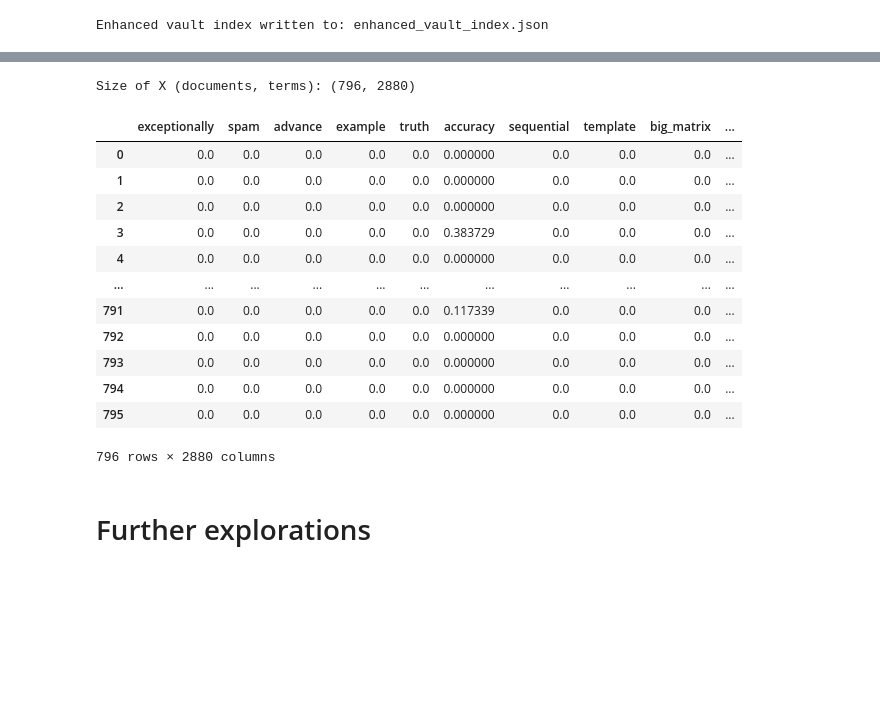
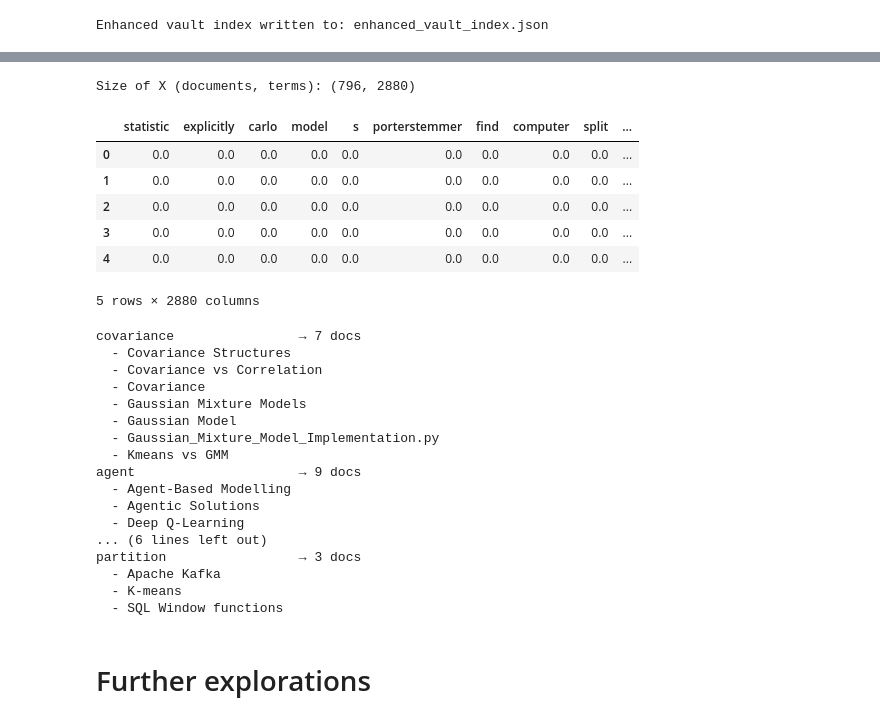
Before and after one commit to rhyslwells/Data-Archive-Graph, a Jupyter notebook: explorations/TFIDF_vault_index.ipynb, the cells around one changed output, grey strips where cells are left out. Saved outputs shown, nothing was run; the diff lists cells and outputs as text; code cells hidden in the pictures; blank space fills up the shorter version.

Commit message:
search functionality

```diff
--- a/explorations/TFIDF_vault_index.ipynb
+++ b/explorations/TFIDF_vault_index.ipynb
@@ -279,28 +254,15 @@ else:
-# %%
-# Get the size of X (number of documents and number of terms)
-size_X = X.shape
-
-# Print the size of X
-print("Size of X (documents, terms):", size_X)
-# %% [output]
-Size of X (documents, terms): (796, 2880)
 # %%
 # get X as a dataframe
-import pandas as pd
-
+# Print the size of X
+print("Size of X (documents, terms):", X.shape)
 df = pd.DataFrame(X, columns=list(term_to_index.keys()))
-df
+df.head()
 # %% [output]
+Size of X (documents, terms): (796, 2880)
-|  | exceptionally | spam | advance | example | truth | accuracy | sequential | template | big_matrix | ... |
-| 0 | 0.0 | 0.0 | 0.0 | 0.0 | 0.0 | 0.000000 | 0.0 | 0.0 | 0.0 | ... |
-| 1 | 0.0 | 0.0 | 0.0 | 0.0 | 0.0 | 0.000000 | 0.0 | 0.0 | 0.0 | ... |
-| 2 | 0.0 | 0.0 | 0.0 | 0.0 | 0.0 | 0.000000 | 0.0 | 0.0 | 0.0 | ... |
-| 3 | 0.0 | 0.0 | 0.0 | 0.0 | 0.0 | 0.383729 | 0.0 | 0.0 | 0.0 | ... |
-| 4 | 0.0 | 0.0 | 0.0 | 0.0 | 0.0 | 0.000000 | 0.0 | 0.0 | 0.0 | ... |
-| ... | ... | ... | ... | ... | ... | ... | ... | ... | ... | ... |
-| 791 | 0.0 | 0.0 | 0.0 | 0.0 | 0.0 | 0.117339 | 0.0 | 0.0 | 0.0 | ... |
-| 792 | 0.0 | 0.0 | 0.0 | 0.0 | 0.0 | 0.000000 | 0.0 | 0.0 | 0.0 | ... |
-| 793 | 0.0 | 0.0 | 0.0 | 0.0 | 0.0 | 0.000000 | 0.0 | 0.0 | 0.0 | ... |
-| 794 | 0.0 | 0.0 | 0.0 | 0.0 | 0.0 | 0.000000 | 0.0 | 0.0 | 0.0 | ... |
-| 795 | 0.0 | 0.0 | 0.0 | 0.0 | 0.0 | 0.000000 | 0.0 | 0.0 | 0.0 | ... |
+|  | statistic | explicitly | carlo | model | s | porterstemmer | find | computer | split | ... |
+| 0 | 0.0 | 0.0 | 0.0 | 0.0 | 0.0 | 0.0 | 0.0 | 0.0 | 0.0 | ... |
+| 1 | 0.0 | 0.0 | 0.0 | 0.0 | 0.0 | 0.0 | 0.0 | 0.0 | 0.0 | ... |
+| 2 | 0.0 | 0.0 | 0.0 | 0.0 | 0.0 | 0.0 | 0.0 | 0.0 | 0.0 | ... |
+| 3 | 0.0 | 0.0 | 0.0 | 0.0 | 0.0 | 0.0 | 0.0 | 0.0 | 0.0 | ... |
+| 4 | 0.0 | 0.0 | 0.0 | 0.0 | 0.0 | 0.0 | 0.0 | 0.0 | 0.0 | ... |
-796 rows × 2880 columns
+5 rows × 2880 columns
@@ -307,3 +274,39 @@ df
+# %%
+# The following models the search
+# for specific values within Obsidian/the Data Archive. It does not pick up all terms
+# just the notes where these are the TF-IDF highest scores.
+
+investigation_l = [
+     'covariance', 'agent','partition'
+]
+
+for term in investigation_l:
+    indices = non_zero_dict.get(term, [])
+    if indices:
+        titles = [vault_index[keys[i]]['title'] for i in indices]
+        print(f"{term:<25} → {len(titles)} docs")
+        for t in titles:
+            print(f"  - {t}")
+    else:
+        print(f"{term:<25} → [No non-zero occurrence]")
+# %% [output]
+covariance                → 7 docs
+  - Covariance Structures
+  - Covariance vs Correlation
+  - Covariance
+  - Gaussian Mixture Models
+  - Gaussian Model
+  - Gaussian_Mixture_Model_Implementation.py
+  - Kmeans vs GMM
+agent                     → 9 docs
+  - Agent-Based Modelling
+  - Agentic Solutions
+  - Deep Q-Learning
+... (6 lines left out)
+partition                 → 3 docs
+  - Apache Kafka
+  - K-means
+  - SQL Window functions
 # %% [markdown]
 # Further explorations
 # %% [markdown]
```
Also changed, not shown: parts of 10 cells of this notebook.
